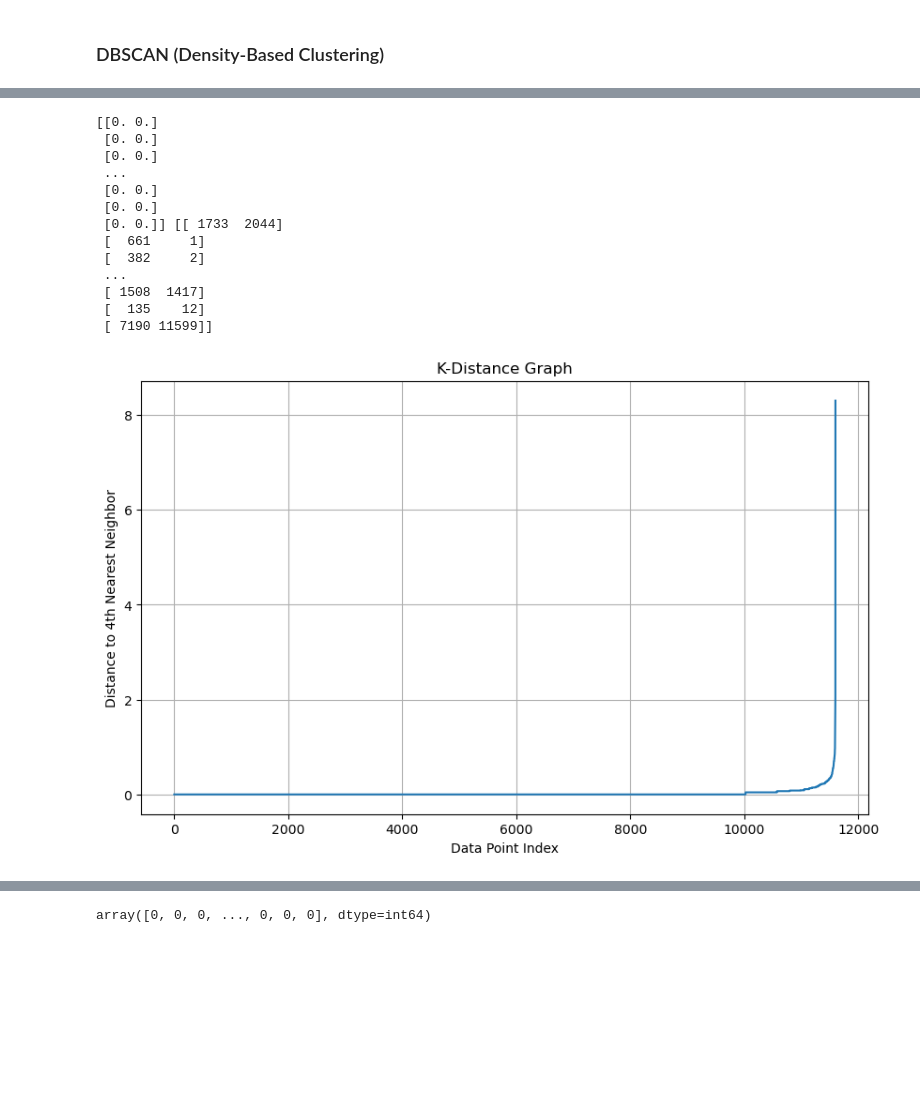
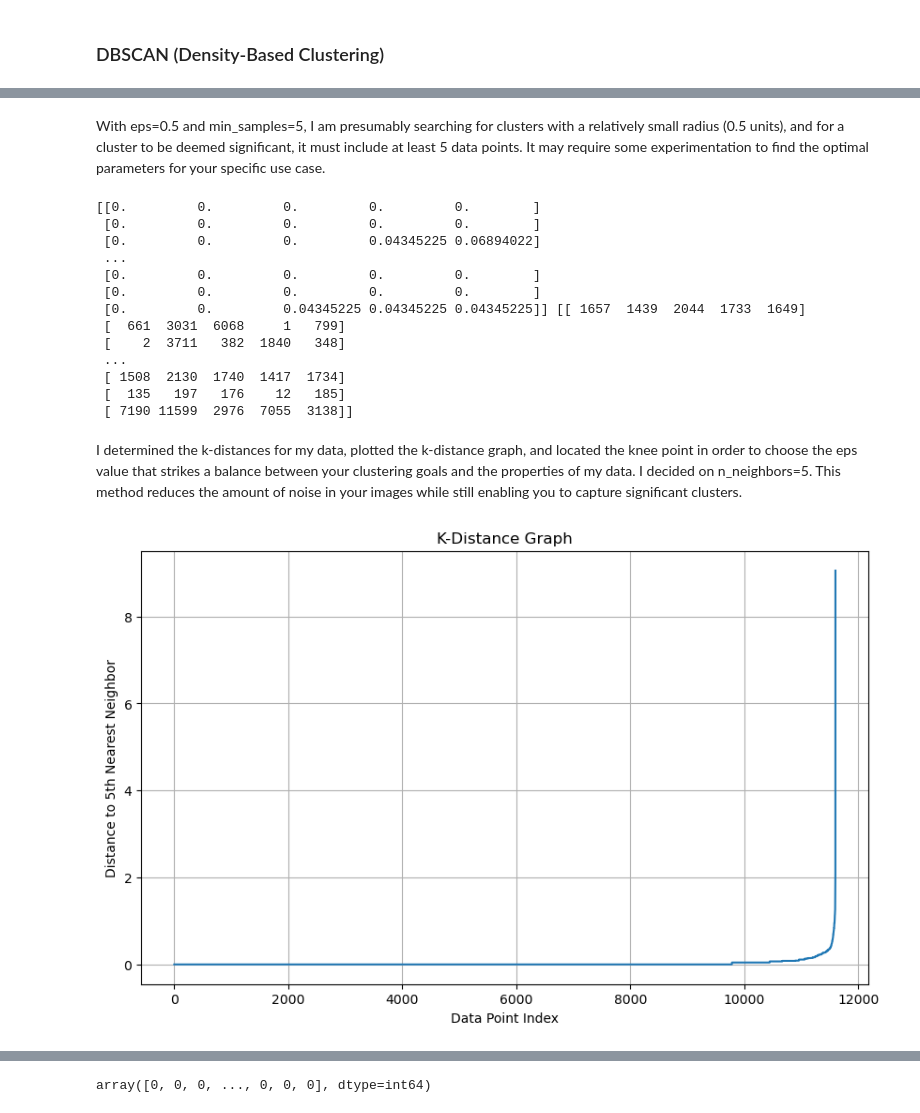
Before and after one commit to heitorgaf/Machine-Learning-for-Business, a Jupyter notebook: MLBus_HDipData_CA1.ipynb, the cells around one changed output, grey strips where cells are left out. Drawn from its saved outputs; the diff is of its cells as text; code cells hidden in the pictures; blank space fills up the shorter version.

```diff
--- a/MLBus_HDipData_CA1.ipynb
+++ b/MLBus_HDipData_CA1.ipynb
@@ -1572,6 +1292,6 @@ plt.show()
 # %%
 # Based on the elbow graph, select the optimal number of clusters
-optimal_clusters = 3  # Adjust based on the elbow graph
+optimal_clusters = 4  # Adjust based on the elbow graph
 kmeans = KMeans(n_clusters=optimal_clusters, init='k-means++', max_iter=300, n_init=10, random_state=0)
 kmeans.fit(scaled_features)
 
@@ -1579,7 +1299,7 @@ kmeans.fit(scaled_features)
 labels = kmeans.labels_
 
 # Define colors for each cluster
-cluster_colors = ['red', 'green', 'blue']
+cluster_colors = ['red', 'green', 'blue', 'yellow']
 
 # Add the cluster labels to the original dataset
 cluster_df['KMeans_labels'] = kmeans.labels_
@@ -1681,12 +1411,14 @@ plt.show()
+# %% [markdown]
+With eps=0.5 and min_samples=5, I am presumably searching for clusters with a relatively small radius (0.5 units), and for a cluster to be deemed significant, it must include at least 5 data points. It may require some experimentation to find the optimal parameters for your specific use case.
 # %%
 # Create a DBSCAN model
-dbscan = DBSCAN(eps=0.5, min_samples=5)  # Adjust 'eps' and 'min_samples' as needed
+dbscan = DBSCAN(eps=0.5, min_samples=5)
 
 # Fit the DBSCAN model and obtain cluster labels
 cluster_labels = dbscan.fit_predict(scaled_features)
 
 # Create a NearestNeighbors model
-n_neighbors = 2  # Set the number of nearest neighbors you want to consider
+n_neighbors = 5
 nn_model = NearestNeighbors(n_neighbors=n_neighbors)
 nn_model.fit(scaled_features)
 
@@ -1695,35 +1427,37 @@ distances, indices = nn_model.kneighbors(scaled_features)
 
 print(distances, indices)
 # %% [output]
-[[0. 0.]
- [0. 0.]
- [0. 0.]
+[[0.         0.         0.         0.         0.        ]
+ [0.         0.         0.         0.         0.        ]
+ [0.         0.         0.         0.04345225 0.06894022]
  ...
- [0. 0.]
- [0. 0.]
- [0. 0.]] [[ 1733  2044]
- [  661     1]
- [  382     2]
+ [0.         0.         0.         0.         0.        ]
+ [0.         0.         0.         0.         0.        ]
+ [0.         0.         0.04345225 0.04345225 0.04345225]] [[ 1657  1439  2044  1733  1649]
+ [  661  3031  6068     1   799]
+ [    2  3711   382  1840   348]
  ...
- [ 1508  1417]
- [  135    12]
- [ 7190 11599]]
+ [ 1508  2130  1740  1417  1734]
+ [  135   197   176    12   185]
+ [ 7190 11599  2976  7055  3138]]
+# %% [markdown]
+I determined the k-distances for my data, plotted the k-distance graph, and located the knee point in order to choose the eps value that strikes a balance between your clustering goals and the properties of my data. I decided on n_neighbors=5. This method reduces the amount of noise in your images while still enabling you to capture significant clusters.
 # %%
 # Compute the distances to the k-nearest neighbors
-nn_model = NearestNeighbors(n_neighbors=4)  # Set the desired number of neighbors (adjust as needed)
+nn_model = NearestNeighbors(n_neighbors=5)
 nn_model.fit(scaled_features)
 distances, indices = nn_model.kneighbors(scaled_features)
 
 # Sort the distances for each point
 sorted_distances = np.sort(distances, axis=0)
 
 # Plot the K-distance graph
 plt.figure(figsize=(10, 6))
 plt.plot(list(range(1, len(sorted_distances) + 1)), sorted_distances[:, -1])
 plt.title('K-Distance Graph')
 plt.xlabel('Data Point Index')
-plt.ylabel('Distance to 4th Nearest Neighbor')
+plt.ylabel('Distance to 5th Nearest Neighbor')
 plt.grid()
 plt.show()
 # %% [output]
-[figure, old version]
+[figure, new version]
```
Also changed, not shown: parts of 120 cells of this notebook.
